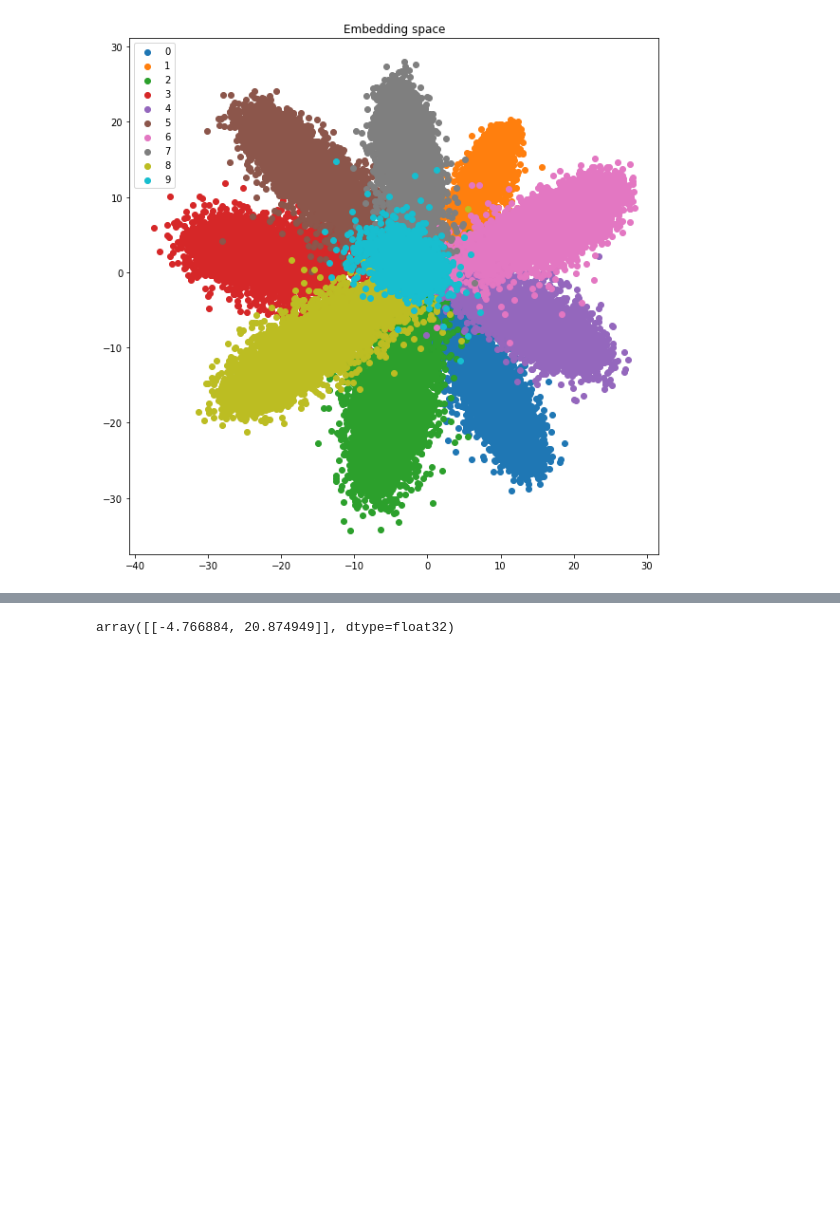
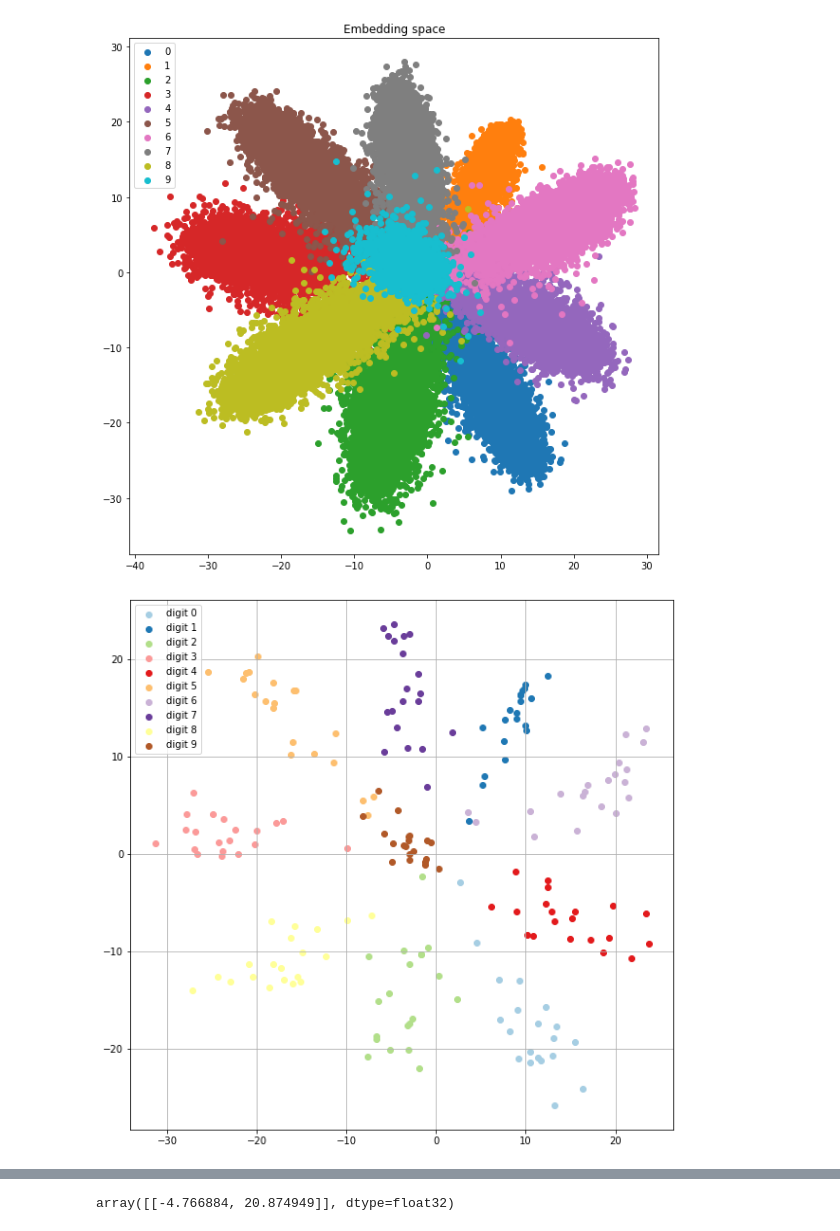
Before and after one commit to Xianbo-X/ProjectComputerVisionAnd3DImageProcessing, a Jupyter notebook: ReIDProj/Re_ID_from_model.ipynb, the cells around one changed output, grey strips where cells are left out. Drawn from its saved outputs; the diff is of its cells as text; code cells hidden in the pictures; blank space fills up the shorter version.

```diff
--- a/ReIDProj/Re_ID_from_model.ipynb
+++ b/ReIDProj/Re_ID_from_model.ipynb
@@ -111,3 +112,49 @@ ax.legend()
 # %% [output]
 <matplotlib.legend.Legend at 0x...>
 [figure]
+# %%
+class VisualizationEmbeding():
+    def __init__(self,dataset,random_seed=0) -> None:
+        self.dataset=dataset
+        np.random.seed(random_seed)
+
+    def sample_datas(self,sample_nums):
+        self.samples=self._get_n_samples(sample_nums)
+
+    def _get_n_samples(self,n):
+        samples={}
+        for num in range(10):
+            digit_set=torch.where(train_data.targets==num)[0]
+            random_idx=np.random.randint(0,len(digit_set)+1,n)
+            samples[num]=digit_set[random_idx]
+        return samples
+
+    def draw_embeding_space(self,all_points):
+        # Plot and show
+        colors = matplotlib.cm.Paired(np.linspace(0, 1, len(all_points)))
+        fig=plt.figure(figsize=(10,10))
+        ax = fig.subplots ()
+        for (points,color,digit)in zip(all_points,colors,range (10)):
+            ax.scatter ([item [0] for item in points],[item [1] for item in points],color=color , label="digit {}".format(digit))
+            ax.grid(True)
+            ax.legend ()
+        fig.show()
+
+    def feature_exract_draw(self,model):
+        all_points=[]
+        for i in range(10):
+            index=self.samples[i]
+            data=self.dataset.data[index].reshape(-1,1,28,28)/255
+            targets=self.dataset.targets[index]
+            all_points.append(model.feature_extraction(data).detach().numpy())
+        self.draw_embeding_space(all_points)
+
+    def __call__(self,model):
+        self.feature_exract_draw(model)
+# %%
+embeding_space_vis=VisualizationEmbeding(train_data,0)
+# %%
+embeding_space_vis.sample_datas(20)
+embeding_space_vis(model)
+# %% [output]
+[figure, added]
```
Also changed, not shown: parts of 7 cells of this notebook.
